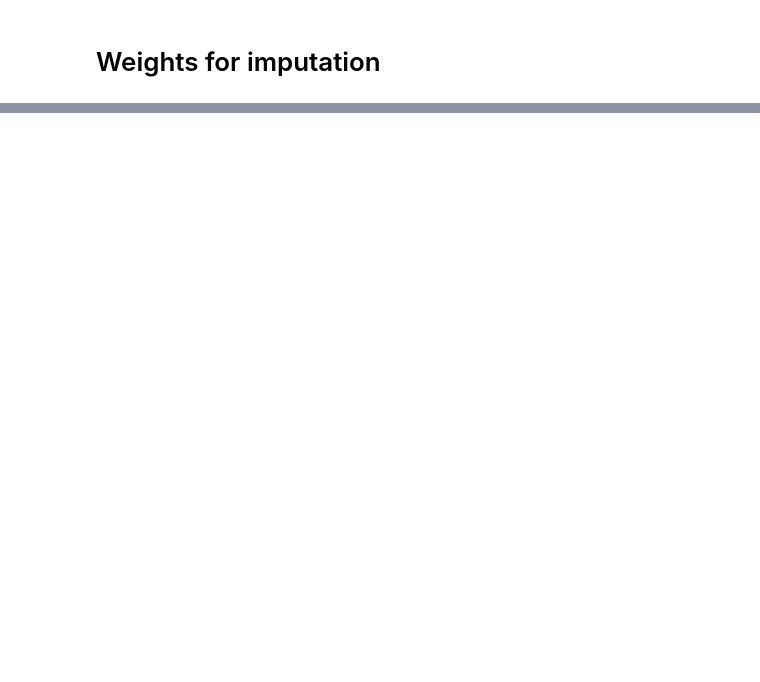
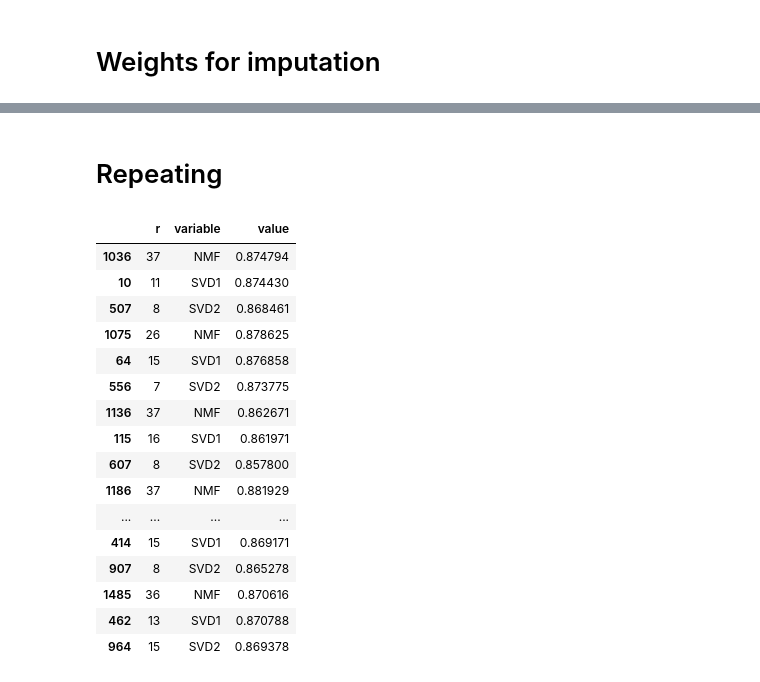
Before and after one commit to dmika1234/MoCaDR_proj1, a Jupyter notebook: src/presenting_results.ipynb, the cells around one changed output, grey strips where cells are left out. Drawn from its saved outputs; the diff is of its cells as text; code cells hidden in the pictures; blank space fills up the shorter version.

Commit message:
computing results

```diff
--- a/src/presenting_results.ipynb
+++ b/src/presenting_results.ipynb
@@ -27,6 +27,9 @@ best_rmse3 = res_nmf_long['value'].min()
 res_weights = pd.read_csv('Results/results_weights.csv')
 res_weights_long = pd.melt(res_weights, id_vars=['Column weight'], value_vars=res_weights.columns[1:])
 best_w = res_weights_long.iloc[res_weights_long.groupby('variable')['value'].idxmin()]
+# Repeating
+res_reps = pd.read_csv('Results/results_reps.csv')
+res_reps_long = pd.melt(res_reps, id_vars=['r', 'rep'], value_vars=res_reps.columns[2:])
 # %% [markdown]
 # SVD 1
 # %%
@@ -109,0 +118,25 @@ best_w
+# %% [markdown]
+# Repeating
+# %%
+best_res = res_reps_long.iloc[res_reps_long.groupby(['rep', 'variable'])['value'].idxmin()]
+best_res.drop('rep', axis=1, inplace=True)
+# %%
+best_res
+# %% [output]
+|  | r | variable | value |
+| 1036 | 37 | NMF | 0.874794 |
+| 10 | 11 | SVD1 | 0.874430 |
+| 507 | 8 | SVD2 | 0.868461 |
+| 1075 | 26 | NMF | 0.878625 |
+| 64 | 15 | SVD1 | 0.876858 |
+| 556 | 7 | SVD2 | 0.873775 |
+| 1136 | 37 | NMF | 0.862671 |
+| 115 | 16 | SVD1 | 0.861971 |
+| 607 | 8 | SVD2 | 0.857800 |
+| 1186 | 37 | NMF | 0.881929 |
+| ... | ... | ... | ... |
+| 414 | 15 | SVD1 | 0.869171 |
+| 907 | 8 | SVD2 | 0.865278 |
+| 1485 | 36 | NMF | 0.870616 |
+| 462 | 13 | SVD1 | 0.870788 |
+| 964 | 15 | SVD2 | 0.869378 |
```
Also changed, not shown: parts of 4 cells of this notebook, 2 other files.
